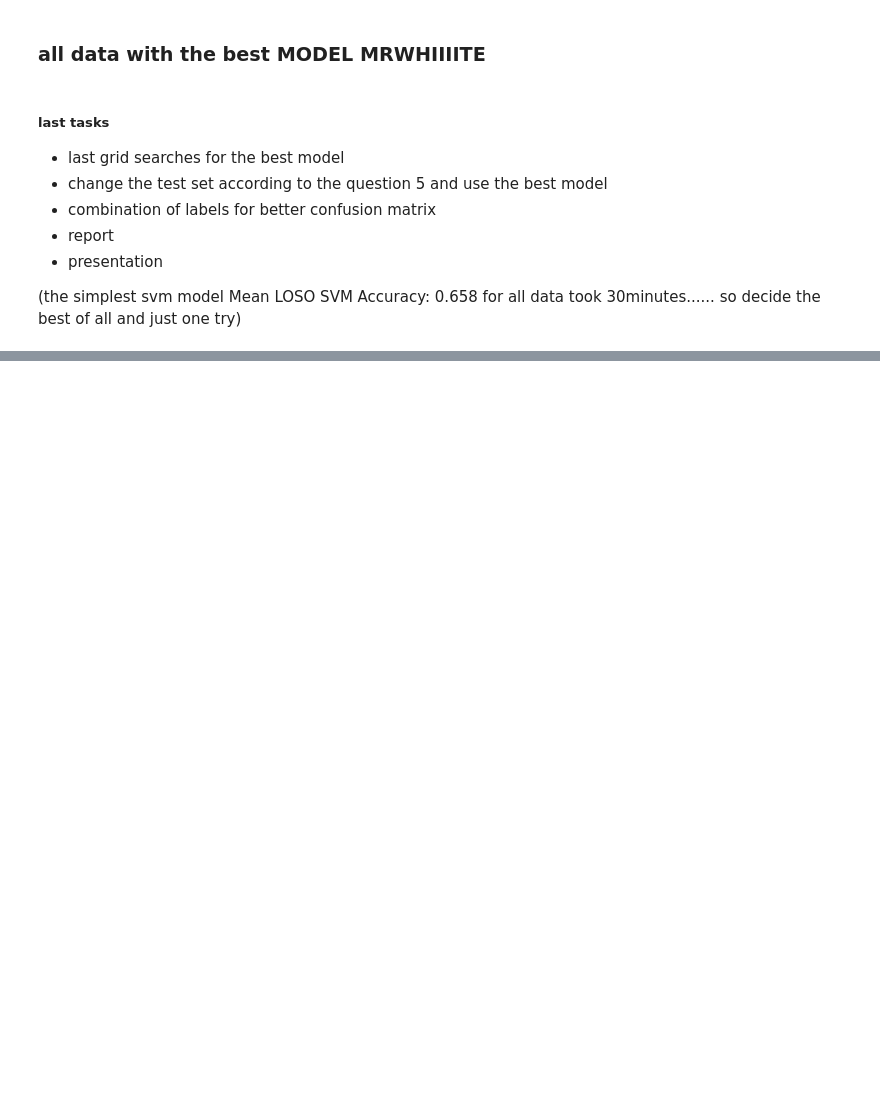
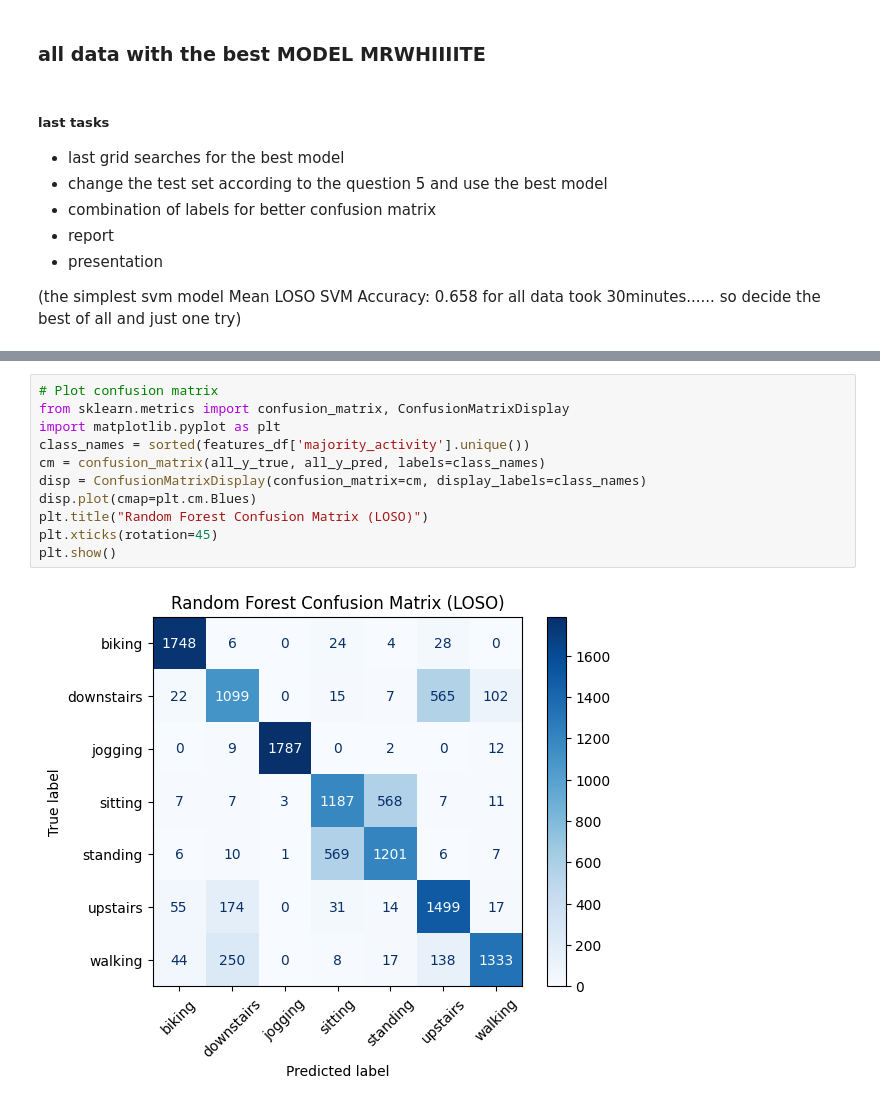
Before and after one commit to GaroGarabetian/Machine-Learning-Projects, a Jupyter notebook: Human Activity Recognition using machine learning and accelerometer/4.all_positions_accel.ipynb, the cells around one changed output, grey strips where cells are left out. Cells and saved outputs as stored; diff of their text form; blank space fills up the shorter version.

```diff
--- a/Human Activity Recognition using machine learning and accelerometer/4.all_positions_accel.ipynb
+++ b/Human Activity Recognition using machine learning and accelerometer/4.all_positions_accel.ipynb
@@ -446,0 +629,13 @@ Mean LOSO SVM Accuracy: 0.658
+# %%
+# Plot confusion matrix
+from sklearn.metrics import confusion_matrix, ConfusionMatrixDisplay
+import matplotlib.pyplot as plt
+class_names = sorted(features_df['majority_activity'].unique())
+cm = confusion_matrix(all_y_true, all_y_pred, labels=class_names)
+disp = ConfusionMatrixDisplay(confusion_matrix=cm, display_labels=class_names)
+disp.plot(cmap=plt.cm.Blues)
+plt.title("Random Forest Confusion Matrix (LOSO)")
+plt.xticks(rotation=45)
+plt.show()
+# %% [output]
+[figure, added]
```
Also changed, not shown: parts of 17 cells of this notebook.
